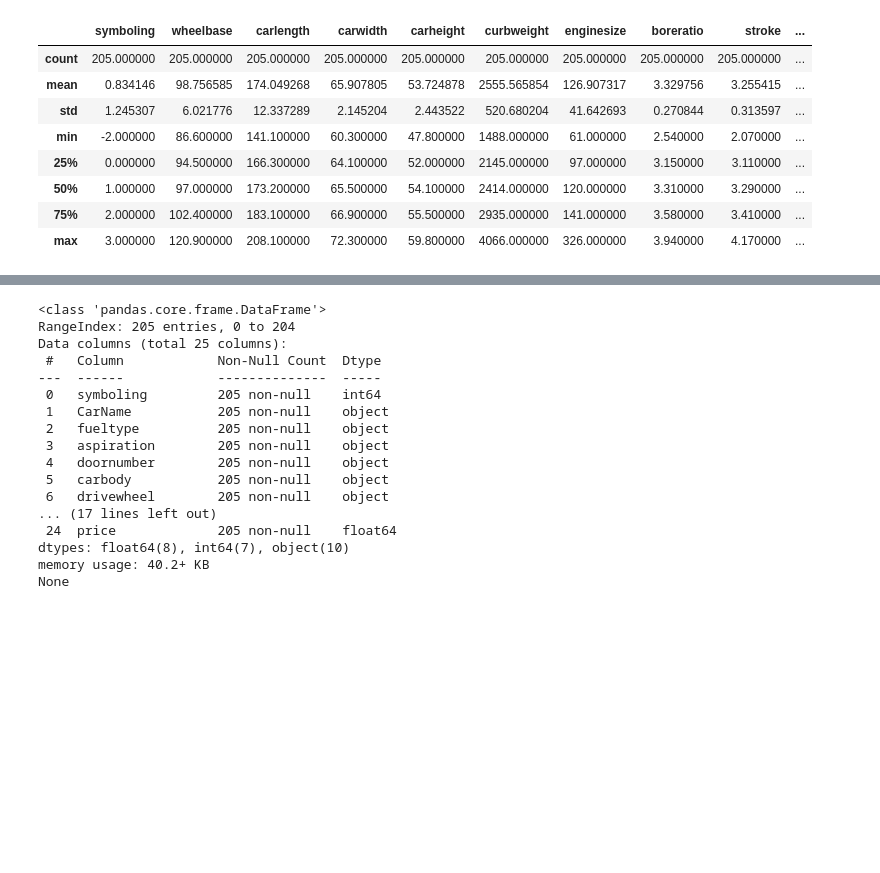
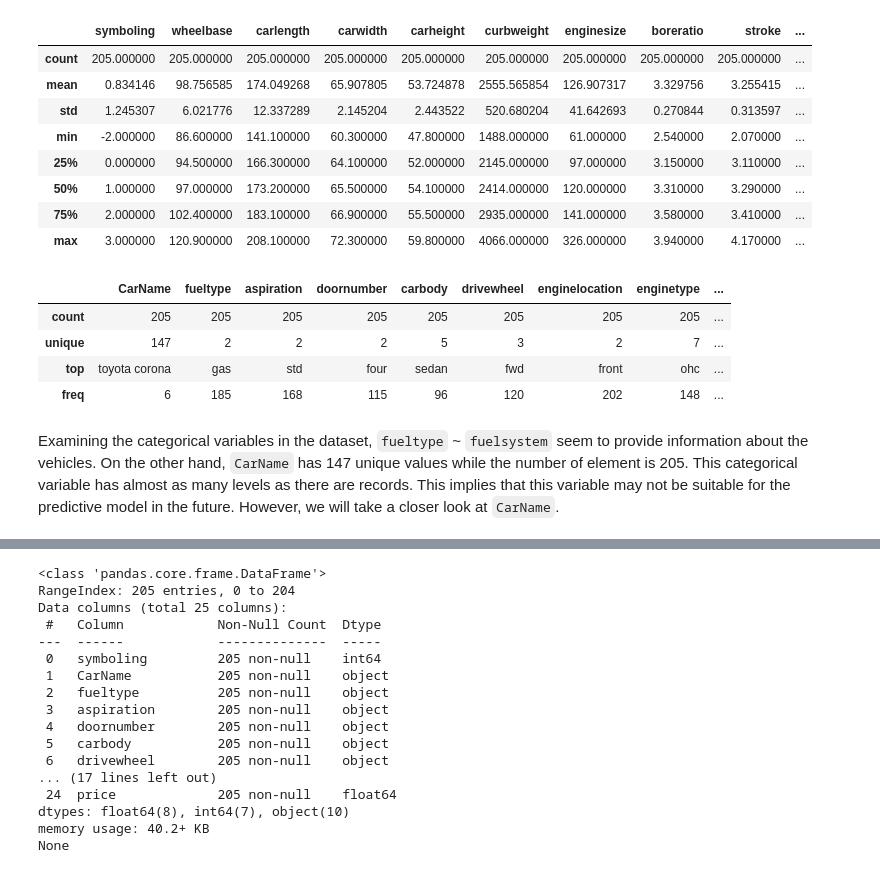
Before and after one commit to lojnys/data_science_project, a Jupyter notebook: car_pricing_assignment/car_price_linear_regression.ipynb, the cells around one changed output, grey strips where cells are left out. Saved outputs shown, nothing was run; the diff lists cells and outputs as text; code cells hidden in the pictures; blank space fills up the shorter version.

```diff
--- a/car_pricing_assignment/car_price_linear_regression.ipynb
+++ b/car_pricing_assignment/car_price_linear_regression.ipynb
@@ -93,3 +124,17 @@ df.describe()
 | 50% | 1.000000 | 97.000000 | 173.200000 | 65.500000 | 54.100000 | 2414.000000 | 120.000000 | 3.310000 | 3.290000 | ... |
 | 75% | 2.000000 | 102.400000 | 183.100000 | 66.900000 | 55.500000 | 2935.000000 | 141.000000 | 3.580000 | 3.410000 | ... |
 | max | 3.000000 | 120.900000 | 208.100000 | 72.300000 | 59.800000 | 4066.000000 | 326.000000 | 3.940000 | 4.170000 | ... |
+# %%
+# Summary of the categorical variables
+categorical = df.dtypes[df.dtypes == 'object'].index
+
+df[categorical].describe()
+# %% [output]
+|  | CarName | fueltype | aspiration | doornumber | carbody | drivewheel | enginelocation | enginetype | ... |
+| count | 205 | 205 | 205 | 205 | 205 | 205 | 205 | 205 | ... |
+| unique | 147 | 2 | 2 | 2 | 5 | 3 | 2 | 7 | ... |
+| top | toyota corona | gas | std | four | sedan | fwd | front | ohc | ... |
+| freq | 6 | 185 | 168 | 115 | 96 | 120 | 202 | 148 | ... |
+# %% [markdown]
+Examining the categorical variables in the dataset, `fueltype` ~ `fuelsystem` seem to provide information about the vehicles. On the other hand, `CarName` has 147 unique values while the number of element is 205. This categorical variable has almost as many levels as there are records. This implies that this variable may not be suitable for the predictive model in the future.
+However, we will take a closer look at `CarName`.
```
Also changed, not shown: parts of 13 cells of this notebook.
